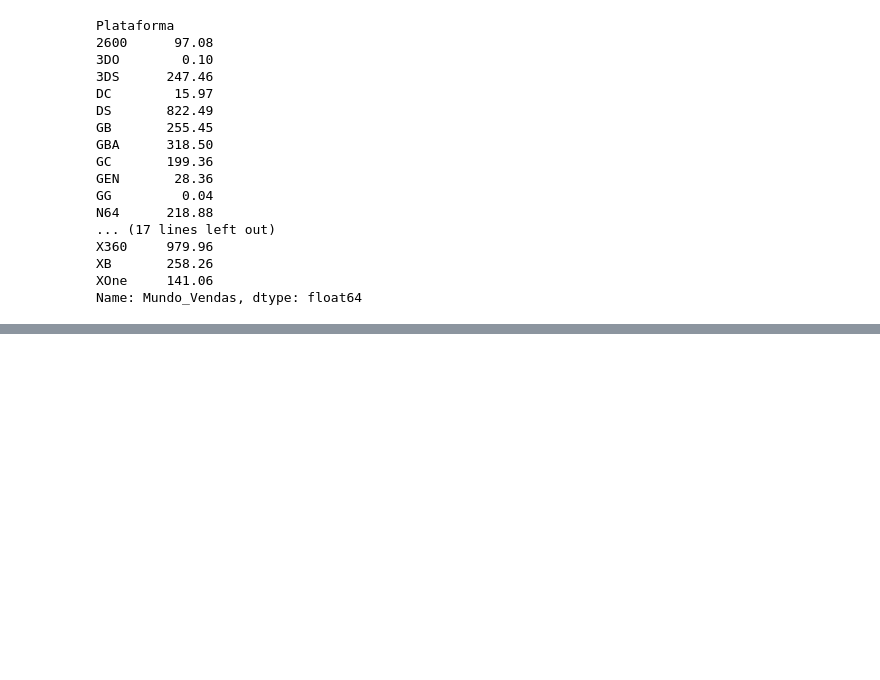
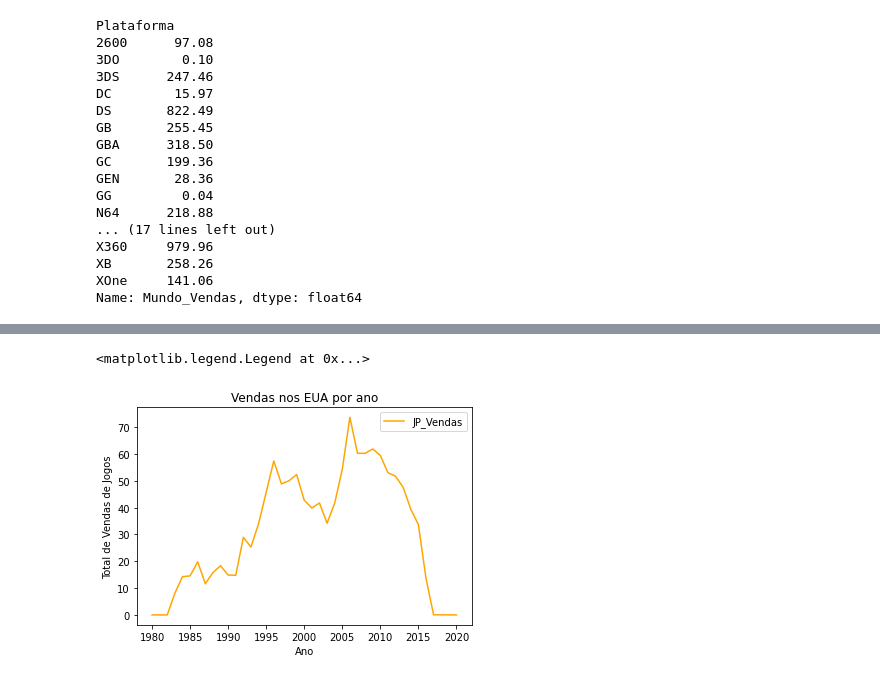
Before and after one commit to juliaborgess18/analise-exploratoria-com-python, a Jupyter notebook: analise_vendas_de_jogos.ipynb, the cells around one changed output, grey strips where cells are left out. Drawn from its saved outputs; the diff is of its cells as text; code cells hidden in the pictures; blank space fills up the shorter version.

```diff
--- a/analise_vendas_de_jogos.ipynb
+++ b/analise_vendas_de_jogos.ipynb
@@ -119,0 +126,8 @@ Name: Mundo_Vendas, dtype: float64
+# %%
+df.groupby(["Ano"])["JP_Vendas"].sum().plot(title = "Vendas nos EUA por ano", color = "orange") #Vendas no Japão entre 1980 e 2020
+plt.xlabel("Ano")
+plt.ylabel("Total de Vendas de Jogos");
+plt.legend()
+# %% [output]
+<matplotlib.legend.Legend at 0x...>
+[figure, added]
```
Also changed, not shown: parts of 1 cell of this notebook.
